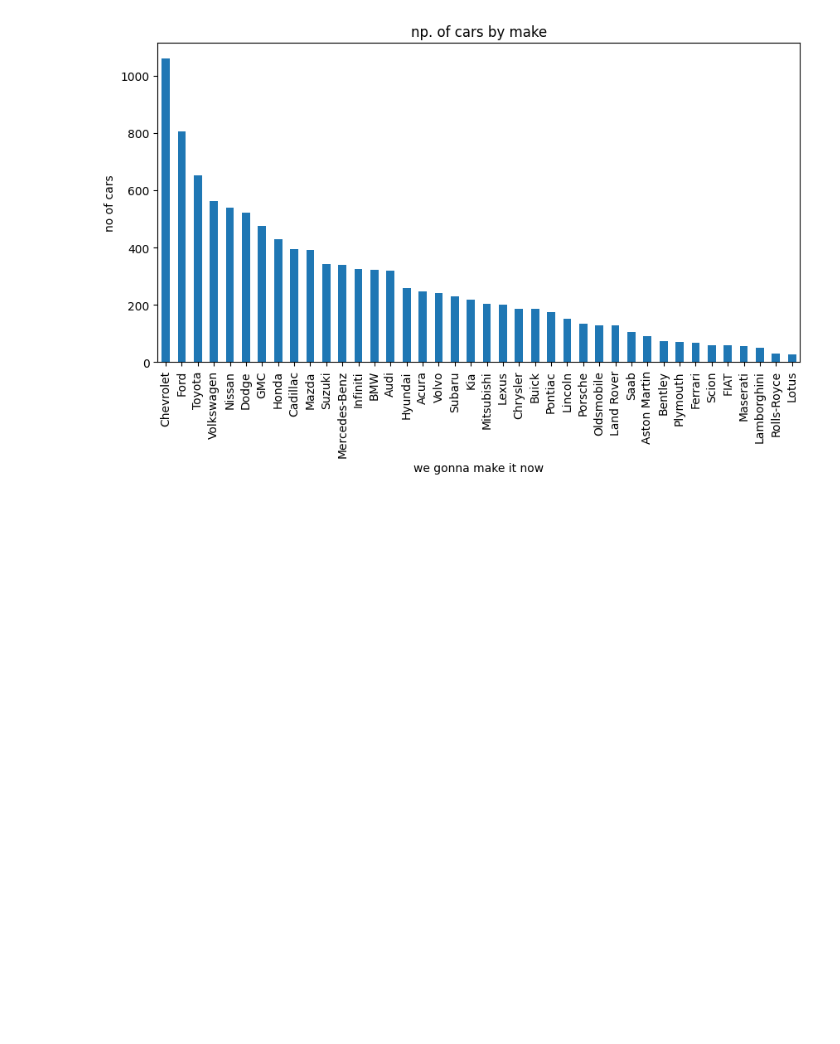
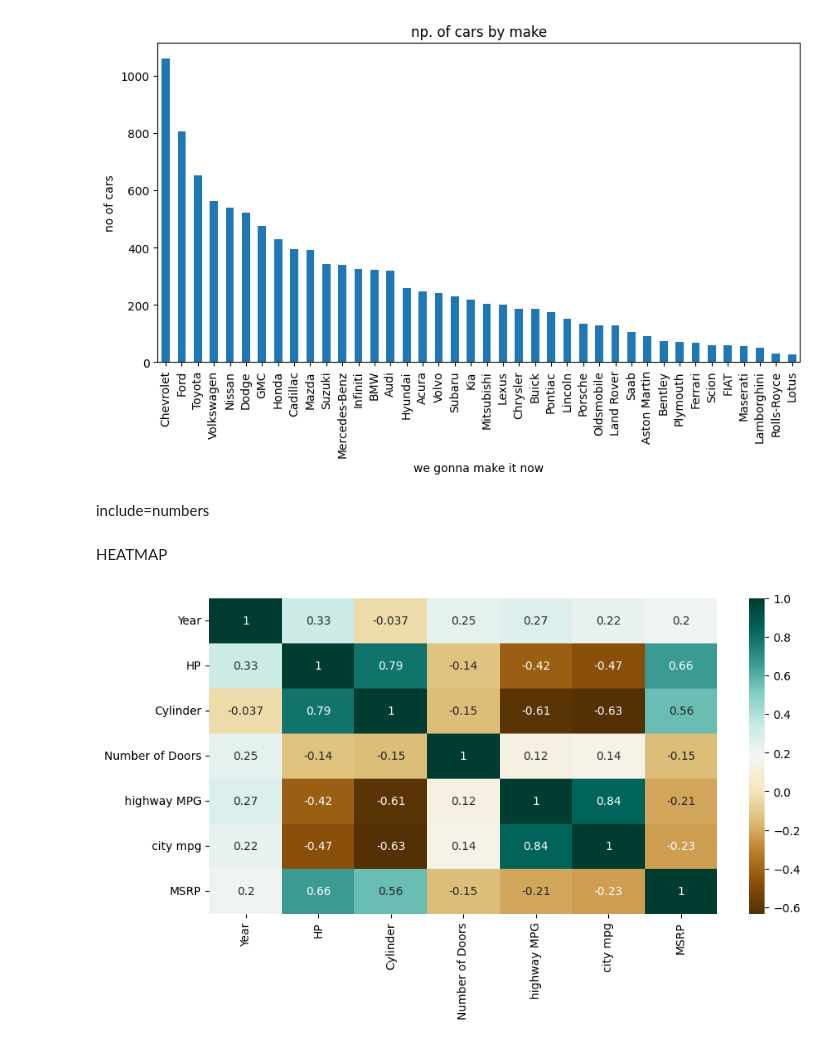
Before and after one commit to ESET0129/BASIC-TECHNICAL-TRAINING, a Jupyter notebook: Python/10septembet.ipynb, the cells around one changed output. Drawn from its saved outputs; the diff is of its cells as text; code cells hidden in the pictures; blank space fills up the shorter version.

```diff
--- a/Python/10septembet.ipynb
+++ b/Python/10septembet.ipynb
@@ -259,3 +259,26 @@ plt.xlabel("we gonna make it now")
 # %% [output]
 Text(0.5, 0, 'we gonna make it now')
 [figure]
+# %% [markdown]
+include=numbers
+# %% [markdown]
+HEATMAP
+# %%
+# plt.figure(figsize=(10,5))
+# c=df.corr()
+# sns.heatmap(c,cmap="BrBg",annot=True)
+
+# Create a figure with a specified size
+
+# numeric_df = df.select_dtypes(include=[np.number])
+numeric_df = df.select_dtypes(include='number')
+
+plt.figure(figsize=(10, 5))
+
+c = numeric_df.corr()
+
+sns.heatmap(c, cmap="BrBG", annot=True)
+
+plt.show()
+# %% [output]
+[figure, added]
```
Also changed, not shown: parts of 2 cells of this notebook, 6 other files.
